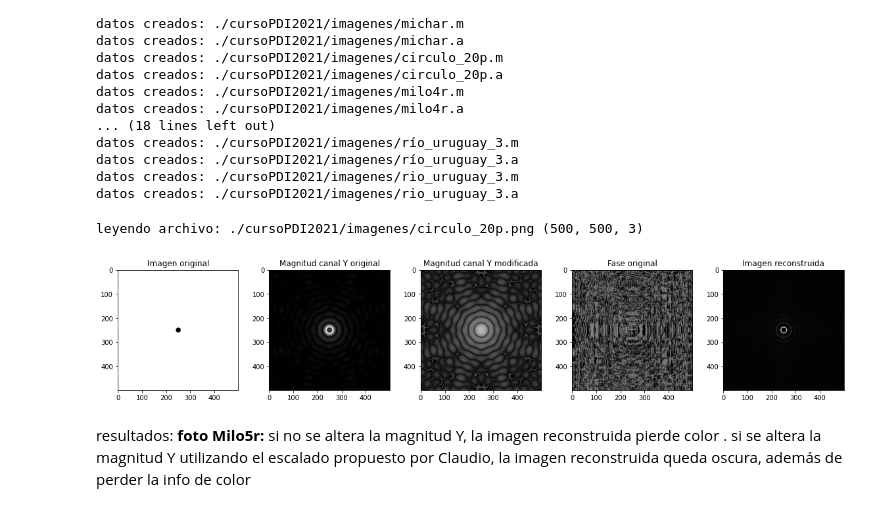
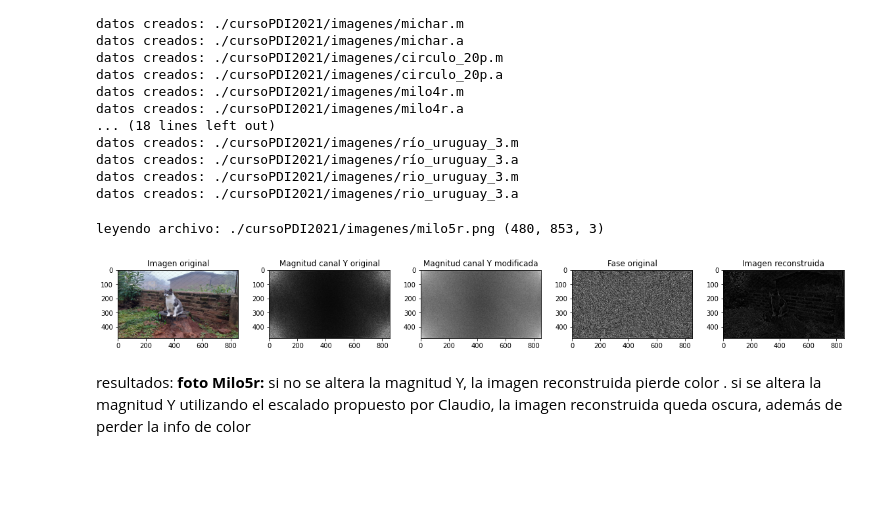
Before and after one commit to juangross/cAM, a Jupyter notebook: PDI_TP5_v3.ipynb, the cells around one changed output. Saved outputs shown, nothing was run; the diff lists cells and outputs as text; code cells hidden in the pictures; blank space fills up the shorter version.

```diff
--- a/PDI_TP5_v3.ipynb
+++ b/PDI_TP5_v3.ipynb
@@ -293,8 +293,8 @@ path="./cursoPDI2021/imagenes/"
 ext="png"
 
 #Procurar buscar imágenes que tengan el mismo tamaño
-archi = "circulo_20p" #@param [ "cuadrado_1p", "cuadrado_5x5p", "cuadrado_10x10p", "circulo_20p", "circulo_50p","milo5r","milo4r"]
-
+archi = "milo5r" #@param [ "cuadrado_1p", "cuadrado_5x5p", "cuadrado_10x10p", "circulo_20p", "circulo_50p","milo5r","milo4r"]
+modif=  "log Claudio" #@param [ "1:1", "log Claudio"]
 
 
 #Lee imagen con el formato actual
@@ -309,7 +309,7 @@ Img1_yiq=RGB_TO_YIQ(Img1)
 #FFT de la imagen original
 fimg = np.zeros(Img1_yiq[:,:,0].shape)
 fimg = np.fft.fft2(Img1_yiq[:,:,0]) #fft del canal Y de la imagen en YIQ
-fimg = np.fft.fftshift(fimg) #ajusto al centro
+#fimg = np.fft.fftshift(fimg) #ajusto al centro
 #print(fimg.shape)
 #print(fimg)
 
@@ -320,9 +320,12 @@ phase = np.zeros(fimg.shape)
 mag = np.abs(fimg)
 
 # Coef BMP <- round( 32 * log( coef TF ) )
-mag_log = (np.log(mag)*32)       #ajuste propuesto por Claudio
+if modif=="log Claudio":
+  mag_log = (np.log(mag)*32)       #ajuste propuesto por Claudio
                                 #no aplico redondeo en esta instancia
-#mag_log= mag   #bypass para pruebas
+elif modif=="1:1":
+  mag_log= mag   #bypass para pruebas
+
 phase = np.angle(fimg)
 
 #genero los archivos de magnitud y fase separados para usar en la síntesis cruzada
@@ -343,42 +346,43 @@ fimg_mod=mag_log*fimg_mod #escalo de acuerdo a la magnitud
 #imagen reconstruida YIQ = imagen orginal con canal Y alterado, IQ originales
 Img1_yiq_mod=np.zeros(Img1_yiq.shape)
 
-Img1_yiq_mod[:,:,0]= np.fft.ifft2(np.fft.fftshift(fimg_mod)) #cargo canal Y resultado de la FFT inversa
+#Img1_yiq_mod[:,:,0]= np.fft.ifft2(np.fft.fftshift(fimg_mod)) #cargo canal Y resultado de la FFT inversa
+Img1_yiq_mod[:,:,0]= np.fft.ifft2((fimg_mod)) #cargo canal Y resultado de la FFT inversa
 Img1_yiq_mod[:,:,1]=Img1_yiq_mod[:,:,1]     #copio canal I original
 Img1_yiq_mod[:,:,2]=Img1_yiq_mod[:,:,2]     #copio canal Q original
 
 Img1_yiq_mod=ClipYIQ(Img1_yiq_mod)          #recorto la imagen YIQ al rango válido
 
 Img1_mod= YIQ_TO_RGB(Img1_yiq_mod)          #convierte espacio YIQ a RGB
 Img1_mod=255*Img1_mod                       #desnormalizo la imagen
 Img1_mod=np.rint(Img1_mod)                  #redondeo a valores enteros
 Img1_mod=np.clip(Img1_mod,0,255)            #recorto los valores que superen 255
 #print(Img1_mod)
 
 #figura base
 fig, axs = plt.subplots(1, 5, tight_layout=True,figsize=(16, 16))
 
 axs[0].imshow( Img1)
 axs[0].set_title("Imagen original")
 
 #magnitud del espectro centrado
 axs[1].imshow(np.abs(fimg).astype('uint8'),cmap= 'gray')
 axs[1].set_title("Magnitud canal Y original")
 
 #axs[2].imshow(mag_log.astype('uint8'),cmap= 'gray')
 #fimg_mod ya tiene aplicado el escaldo logaritmico sugerido por Claudio
 axs[2].imshow(np.abs((fimg_mod)).astype('uint8'),cmap= 'gray')
 axs[2].set_title("Magnitud canal Y modificada")
 
 axs[3].imshow(phase.astype('uint8'),cmap= 'gray')
 axs[3].set_title("Fase original")
 
 axs[4].imshow( Img1_mod.astype('uint8'))
 axs[4].set_title("Imagen reconstruida")
 plt.show()
 # %% [output]
-leyendo archivo: ./cursoPDI2021/imagenes/circulo_20p.png (500, 500, 3)
+leyendo archivo: ./cursoPDI2021/imagenes/milo5r.png (480, 853, 3)
-[figure, old version]
+[figure, new version]
 # %% [markdown]
 resultados:
 **foto Milo5r:** si no se altera la magnitud Y, la imagen reconstruida pierde color . si se altera la magnitud Y utilizando el escalado propuesto por Claudio, la imagen reconstruida queda oscura, además de perder la info de color
```
